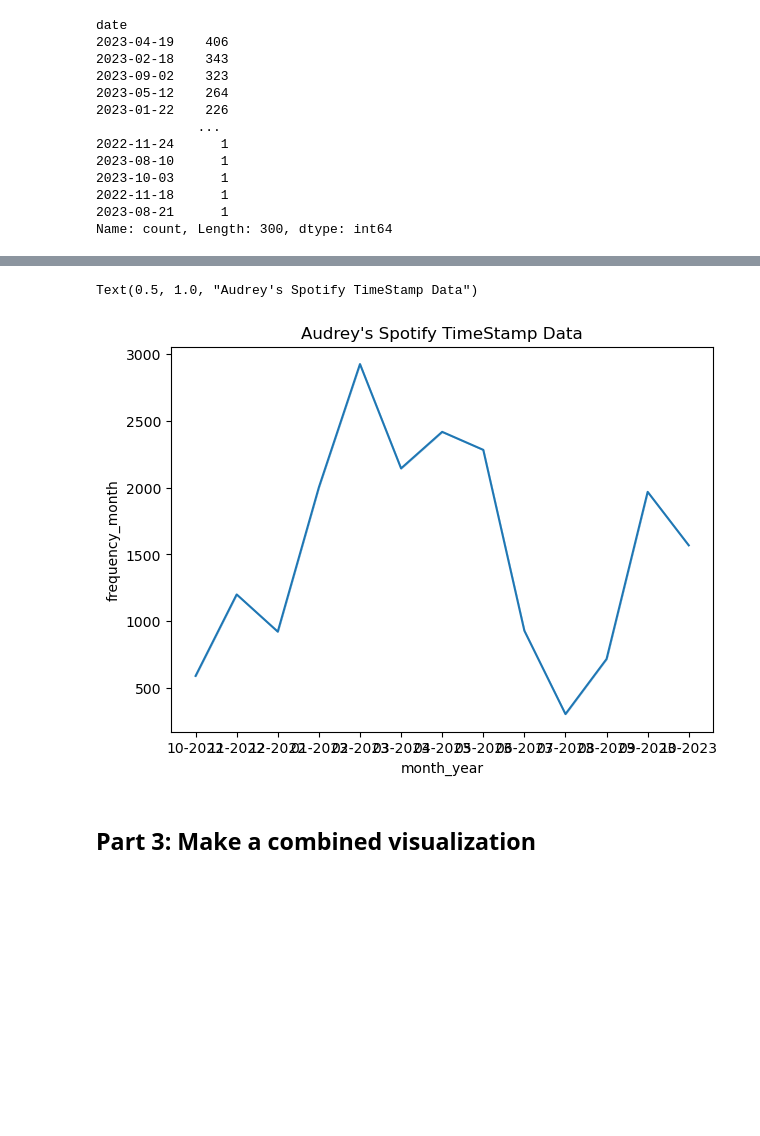
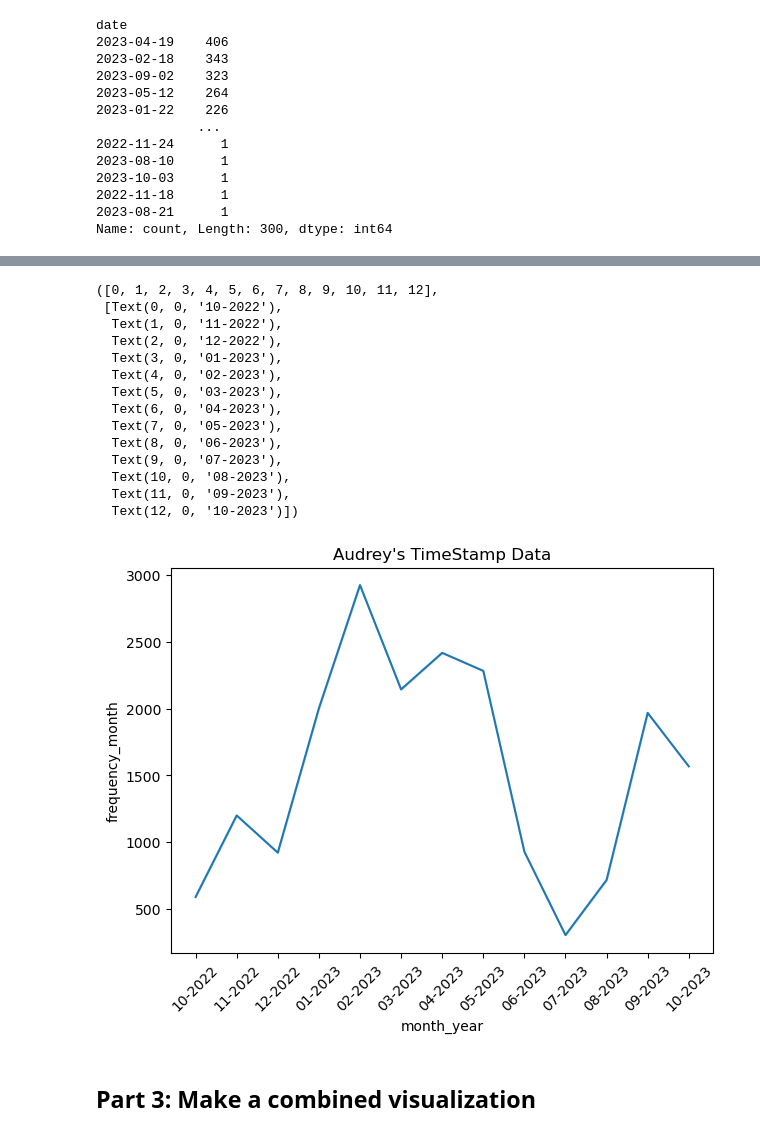
Before and after one commit to audreymarthin/Proj8_CS215_Audrey_Ruth, a Jupyter notebook: Project8_Audrey Marthin.ipynb, the cells around one changed output, grey strips where cells are left out. Drawn from its saved outputs; the diff is of its cells as text; code cells hidden in the pictures; blank space fills up the shorter version.

Commit message:
Audrey modified analyzation

```diff
--- a/Project8_Audrey Marthin.ipynb
+++ b/Project8_Audrey Marthin.ipynb
@@ -449,10 +515,24 @@ Text(0.5, 1.0, "Audrey's Spotify TimeStamp Data")
 # %%
 plt.figure(figsize=(7, 5))
 sns.lineplot(x="month_year", y="frequency_month", data=audrey)
-plt.title("Audrey's Spotify TimeStamp Data")
+plt.title("Audrey's TimeStamp Data")
+plt.xticks(rotation=45)
 # %% [output]
-Text(0.5, 1.0, "Audrey's Spotify TimeStamp Data")
+([0, 1, 2, 3, 4, 5, 6, 7, 8, 9, 10, 11, 12],
+ [Text(0, 0, '10-2022'),
+  Text(1, 0, '11-2022'),
+  Text(2, 0, '12-2022'),
+  Text(3, 0, '01-2023'),
+  Text(4, 0, '02-2023'),
+  Text(5, 0, '03-2023'),
+  Text(6, 0, '04-2023'),
+  Text(7, 0, '05-2023'),
+  Text(8, 0, '06-2023'),
+  Text(9, 0, '07-2023'),
+  Text(10, 0, '08-2023'),
+  Text(11, 0, '09-2023'),
+  Text(12, 0, '10-2023')])
-[figure, old version]
+[figure, new version]
 # %% [markdown]
 ## Part 3: Make a combined visualization
 # %% [markdown]
```
Also changed, not shown: parts of 33 cells of this notebook.
